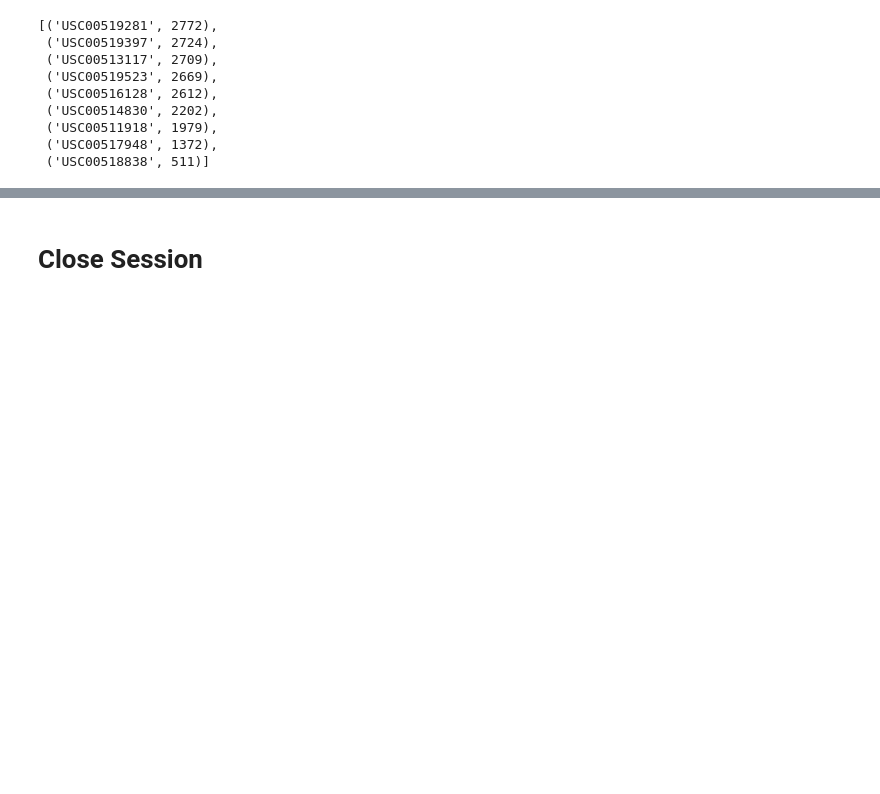
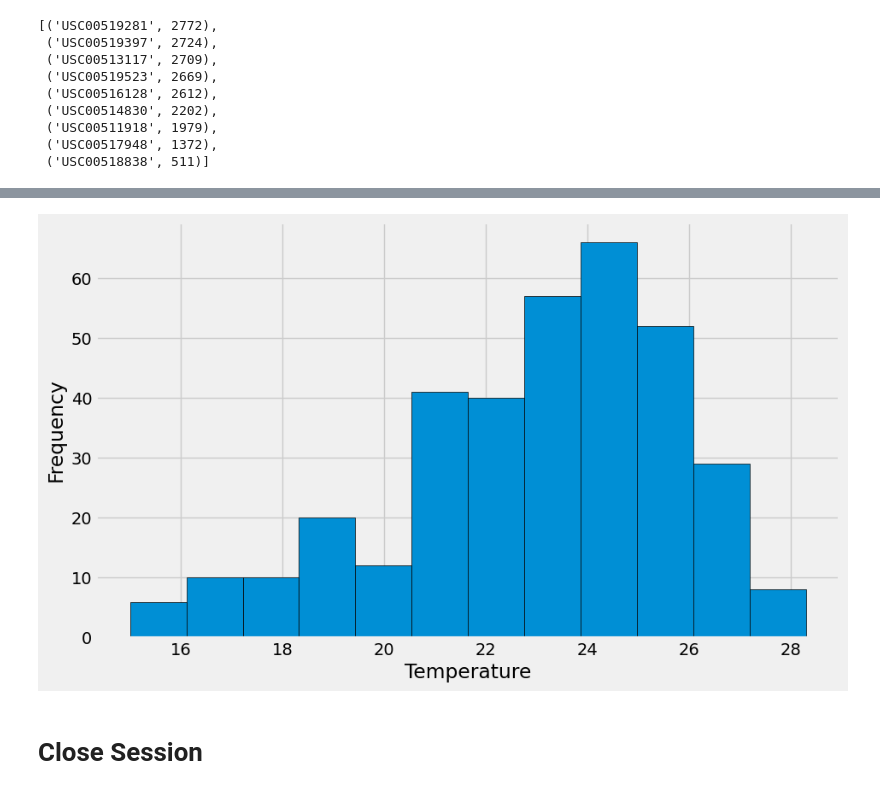
Before and after one commit to yslavcom-code/sqlalchemy-challenge, a Jupyter notebook: climate_starter.ipynb, the cells around one changed output, grey strips where cells are left out. Cells and saved outputs as stored; diff of their text form; code cells hidden in the pictures; blank space fills up the shorter version.

Commit message:
created histogram of temps

```diff
--- a/climate_starter.ipynb
+++ b/climate_starter.ipynb
@@ -142,6 +144,23 @@ temperature_stats
 # %%
 # Using the most active station id
 # Query the last 12 months of temperature observation data for this station and plot the results as a histogram
+temperature_data = (
+    session.query(Measurement.tobs)
+    .filter(Measurement.station == most_active_station_id)
+    .filter(Measurement.date >= start_date)
+    .all()
+)
+temperatures = [temp[0] for temp in temperature_data]
+temperatures
+
+# Plot the data as a histogram
+plt.figure(figsize=(10, 6))
+plt.hist(temperatures, bins=12, edgecolor="black")
+plt.xlabel("Temperature")
+plt.ylabel("Frequency")
+plt.show()
+# %% [output]
+[figure, added]
 # %% [markdown]
 # Close Session
 # %%
```
Also changed, not shown: parts of 2 cells of this notebook.
